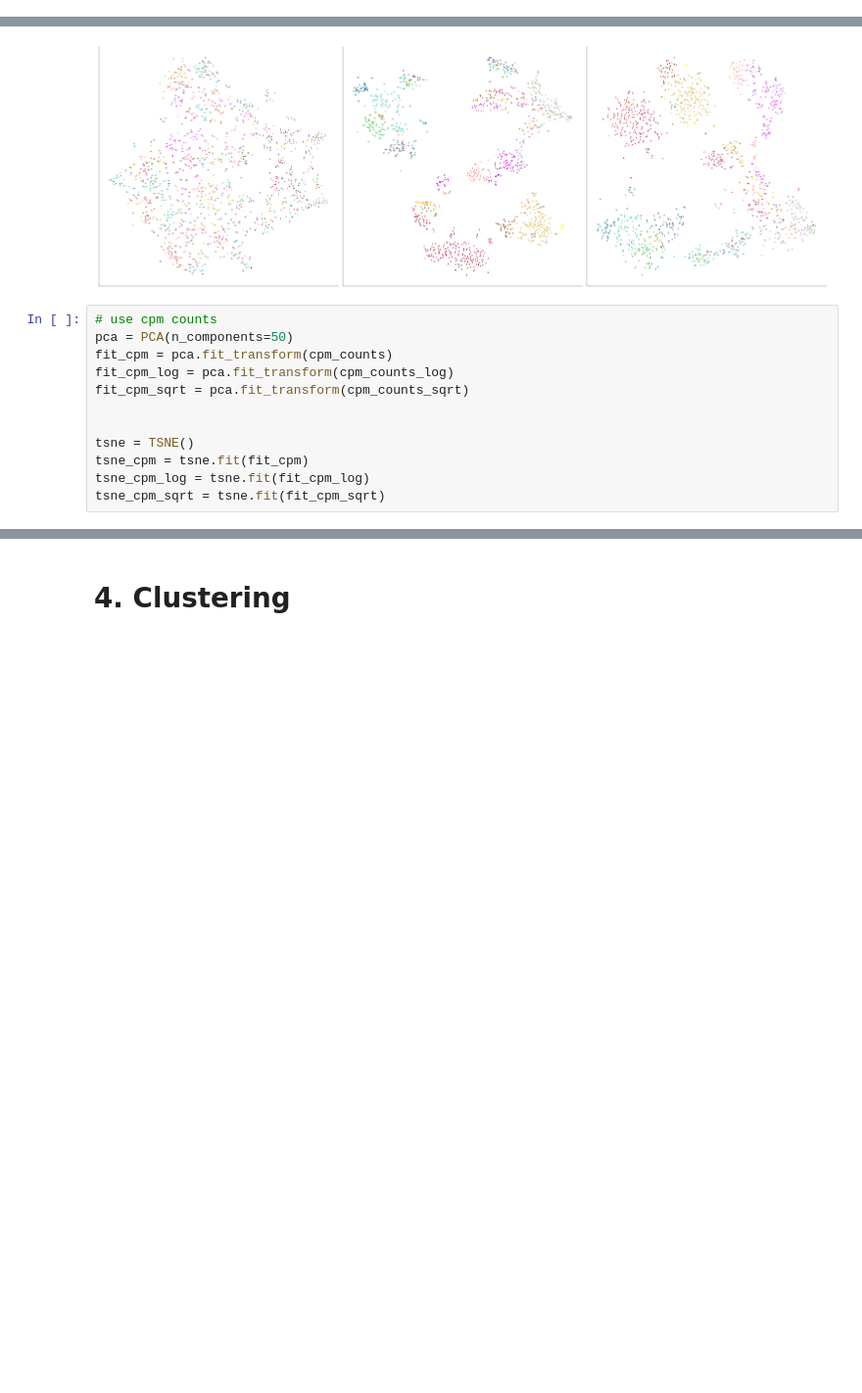
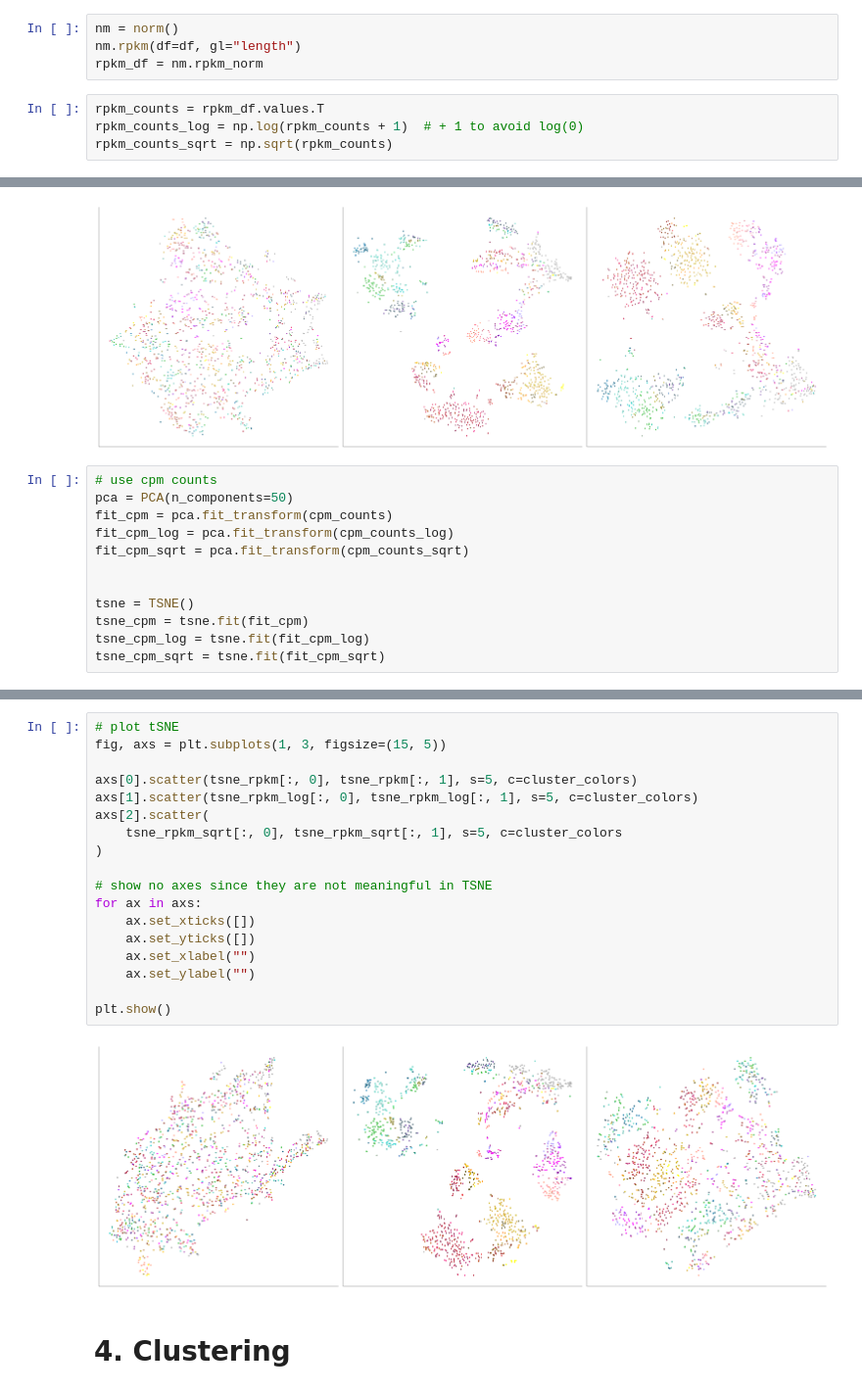
Before and after one commit to H-Kugler/neural-data-science, a Jupyter notebook: final_project/practical03_harri.ipynb, the cells around one changed output, grey strips where cells are left out. Shown at 98% size. Drawn from its saved outputs; the diff is of its cells as text; blank space fills up the shorter version.

```diff
--- a/final_project/practical03_harri.ipynb
+++ b/final_project/practical03_harri.ipynb
@@ -394,2 +410,10 @@ cpm_counts_sqrt = np.sqrt(cpm_counts)
+# %%
+nm = norm()
+nm.rpkm(df=df, gl="length")
+rpkm_df = nm.rpkm_norm
+# %%
+rpkm_counts = rpkm_df.values.T
+rpkm_counts_log = np.log(rpkm_counts + 1)  # + 1 to avoid log(0)
+rpkm_counts_sqrt = np.sqrt(rpkm_counts)
 # %% [markdown]
 # 3. Two-dimensional Visualization
@@ -477,3 +508,23 @@ plt.show()
+# %%
+# plot tSNE
+fig, axs = plt.subplots(1, 3, figsize=(15, 5))
+
+axs[0].scatter(tsne_rpkm[:, 0], tsne_rpkm[:, 1], s=5, c=cluster_colors)
+axs[1].scatter(tsne_rpkm_log[:, 0], tsne_rpkm_log[:, 1], s=5, c=cluster_colors)
+axs[2].scatter(
+    tsne_rpkm_sqrt[:, 0], tsne_rpkm_sqrt[:, 1], s=5, c=cluster_colors
+)
+
+# show no axes since they are not meaningful in TSNE
+for ax in axs:
+    ax.set_xticks([])
+    ax.set_yticks([])
+    ax.set_xlabel("")
+    ax.set_ylabel("")
+
+plt.show()
+# %% [output]
+[figure, added]
 # %% [markdown]
 # 4. Clustering
 # %% [markdown]
```
Also changed, not shown: parts of 8 cells of this notebook.
